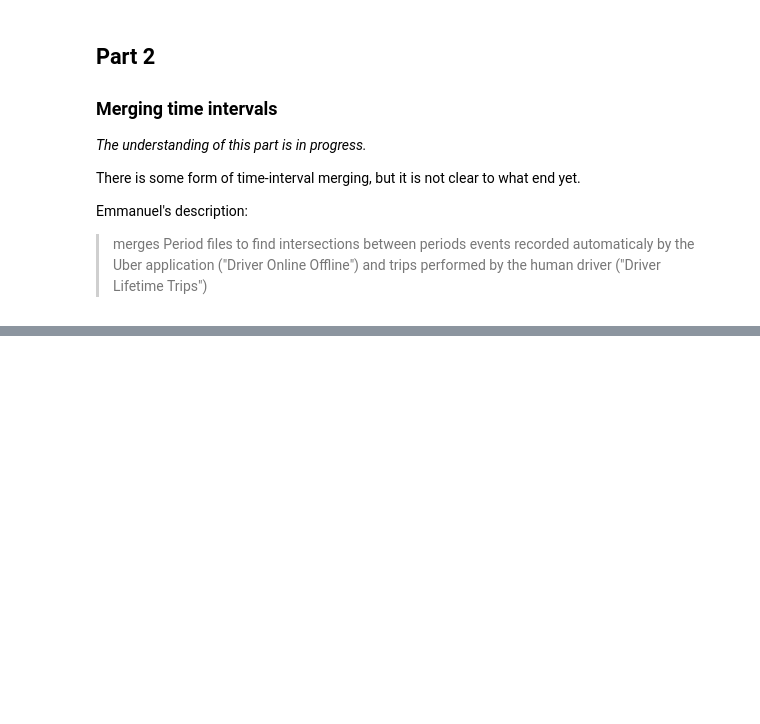
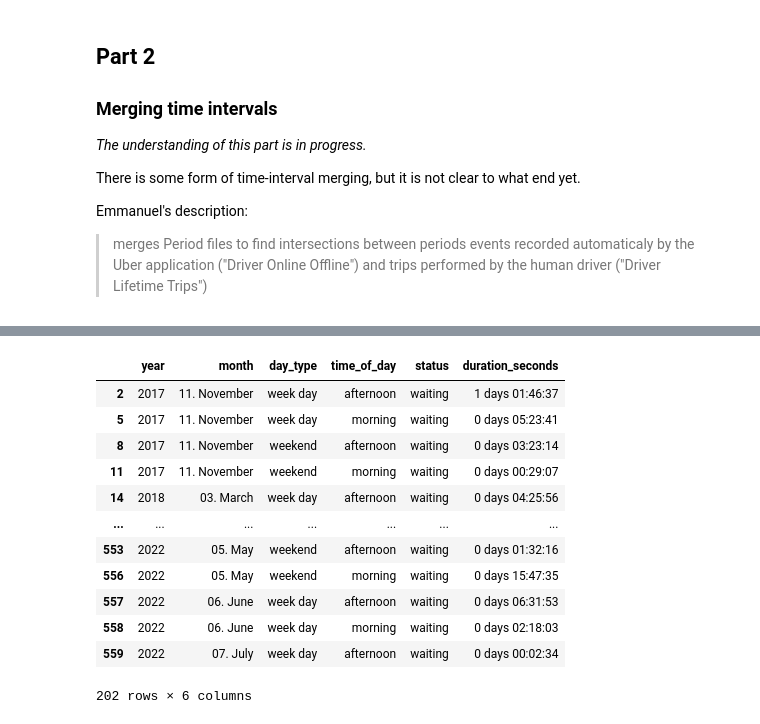
Before and after one commit to hestiaAI/uber-analysis, a Jupyter notebook: Analysis.ipynb, the cells around one changed output, grey strips where cells are left out. Saved outputs shown, nothing was run; the diff lists cells and outputs as text; code cells hidden in the pictures; blank space fills up the shorter version.

```diff
--- a/Analysis.ipynb
+++ b/Analysis.ipynb
@@ -441,0 +531,16 @@ fusion_df
+# %%
+time_lost[time_lost.status == 'waiting']
+# %% [output]
+|  | year | month | day_type | time_of_day | status | duration_seconds |
+| 2 | 2017 | 11. November | week day | afternoon | waiting | 1 days 01:46:37 |
+| 5 | 2017 | 11. November | week day | morning | waiting | 0 days 05:23:41 |
+| 8 | 2017 | 11. November | weekend | afternoon | waiting | 0 days 03:23:14 |
+| 11 | 2017 | 11. November | weekend | morning | waiting | 0 days 00:29:07 |
+| 14 | 2018 | 03. March | week day | afternoon | waiting | 0 days 04:25:56 |
+| ... | ... | ... | ... | ... | ... | ... |
+| 553 | 2022 | 05. May | weekend | afternoon | waiting | 0 days 01:32:16 |
+| 556 | 2022 | 05. May | weekend | morning | waiting | 0 days 15:47:35 |
+| 557 | 2022 | 06. June | week day | afternoon | waiting | 0 days 06:31:53 |
+| 558 | 2022 | 06. June | week day | morning | waiting | 0 days 02:18:03 |
+| 559 | 2022 | 07. July | week day | afternoon | waiting | 0 days 00:02:34 |
+202 rows × 6 columns
```
Also changed, not shown: parts of 20 cells of this notebook.
